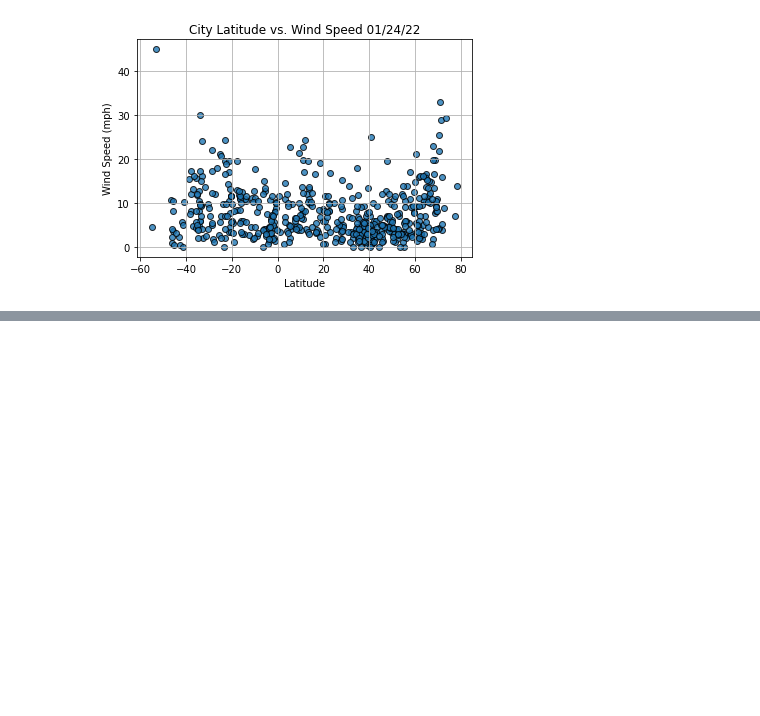
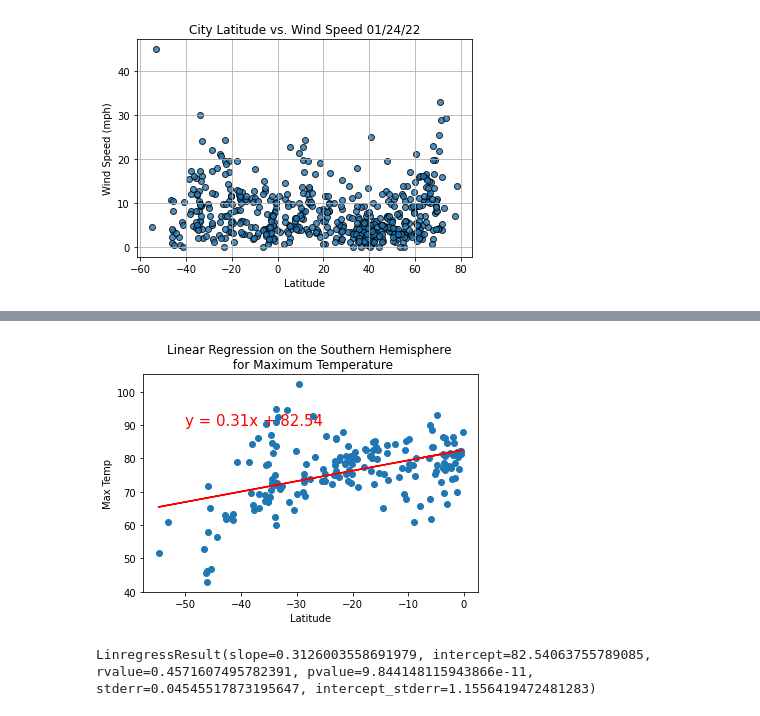
Before and after one commit to coxjack/World_Weather_Analysis, a Jupyter notebook: WeatherPy.ipynb, the cells around one changed output, grey strips where cells are left out. Drawn from its saved outputs; the diff is of its cells as text; code cells hidden in the pictures; blank space fills up the shorter version.

```diff
--- a/WeatherPy.ipynb
+++ b/WeatherPy.ipynb
@@ -251,0 +301,13 @@ plt.show()
+# %%
+# Linear regression on the Southern Hemisphere
+x_values = southern_hemi_df["Lat"]
+y_values = southern_hemi_df["Max Temp"]
+# Call the function.
+plot_linear_regression(x_values, y_values,
+                       'Linear Regression on the Southern Hemisphere \n for Maximum Temperature', 'Max Temp',(-50,90))
+# %% [output]
+[figure, added]
+# %%
+linregress(southern_hemi_df["Lat"], southern_hemi_df["Max Temp"])
+# %% [output]
+LinregressResult(slope=0.3126003558691979, intercept=82.54063755789085, rvalue=0.4571607495782391, pvalue=9.844148115943866e-11, stderr=0.04545517873195647, intercept_stderr=1.1556419472481283)
```
Also changed, not shown: parts of 16 cells of this notebook, 2 other files.
